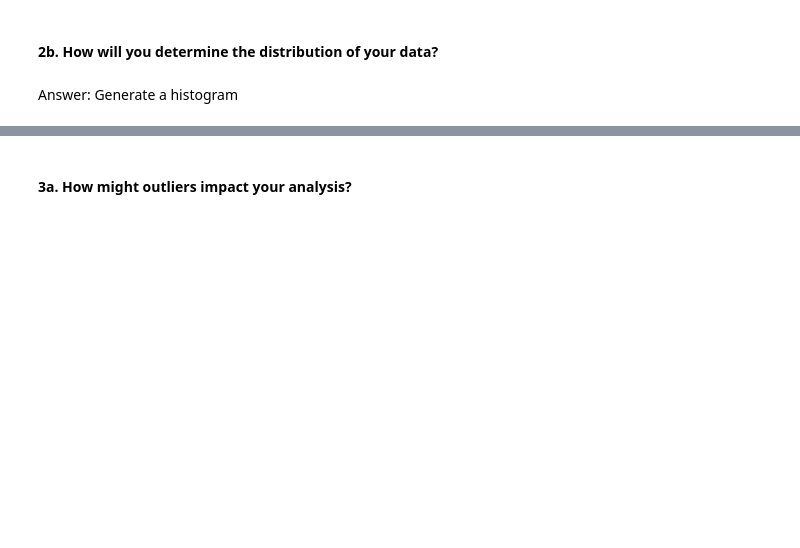
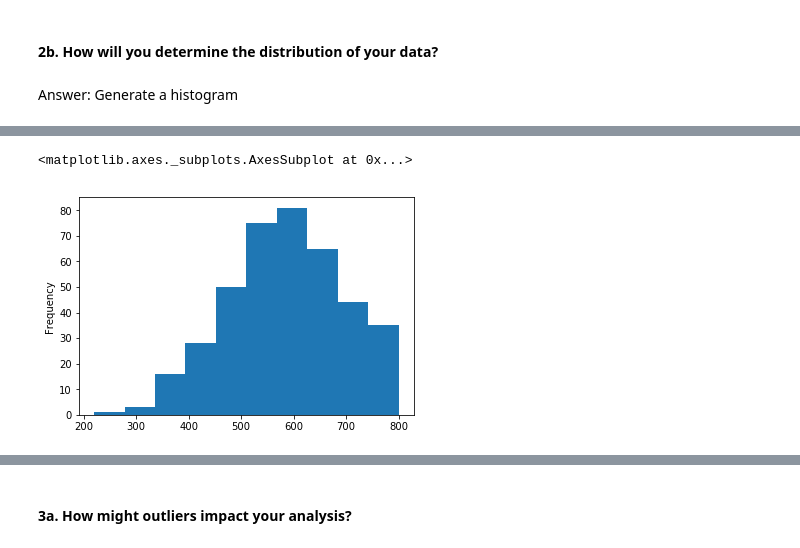
Before and after one commit to CRDZYAU/ga-data-science, a Jupyter notebook: Homework_1/Project1_Charles_Yau.ipynb, the cells around one changed output, grey strips where cells are left out. Drawn from its saved outputs; the diff is of its cells as text; code cells hidden in the pictures; blank space fills up the shorter version.

```diff
--- a/Homework_1/Project1_Charles_Yau.ipynb
+++ b/Homework_1/Project1_Charles_Yau.ipynb
@@ -81,0 +126,5 @@ SyntaxError: invalid syntax (<ipython-input-5-41762f349352>, line 1)
+# %%
+df.gre.plot(kind='hist')
+# %% [output]
+<matplotlib.axes._subplots.AxesSubplot at 0x...>
+[figure, added]
```
Also changed, not shown: parts of 52 cells of this notebook.
